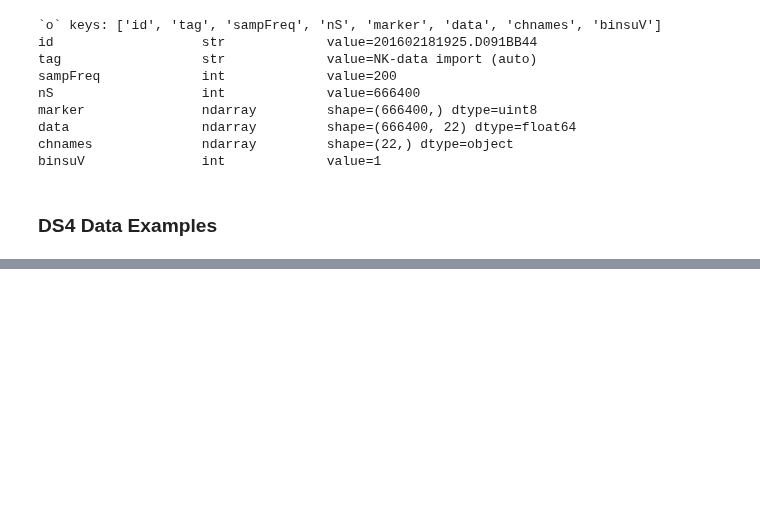
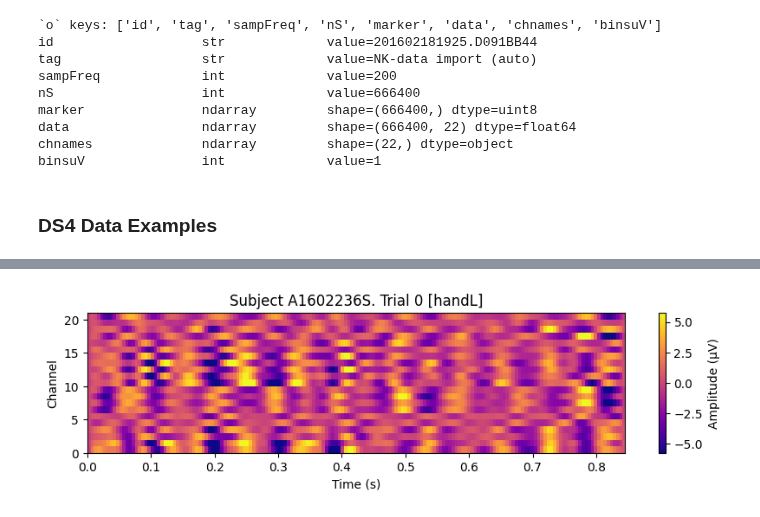
Before and after one commit to annzb/eeg-mi-decoders, a Jupyter notebook: main.ipynb, the cells around one changed output, grey strips where cells are left out. Saved outputs shown, nothing was run; the diff lists cells and outputs as text; code cells hidden in the pictures; blank space fills up the shorter version.

```diff
--- a/main.ipynb
+++ b/main.ipynb
@@ -122,0 +148,4 @@ binsuV               int             value=1
+# %%
+ds4_subject.plot_trial_heatmap(trial=0)
+# %% [output]
+[figure, added]
```
Also changed, not shown: parts of 17 cells of this notebook, 5 other files.
